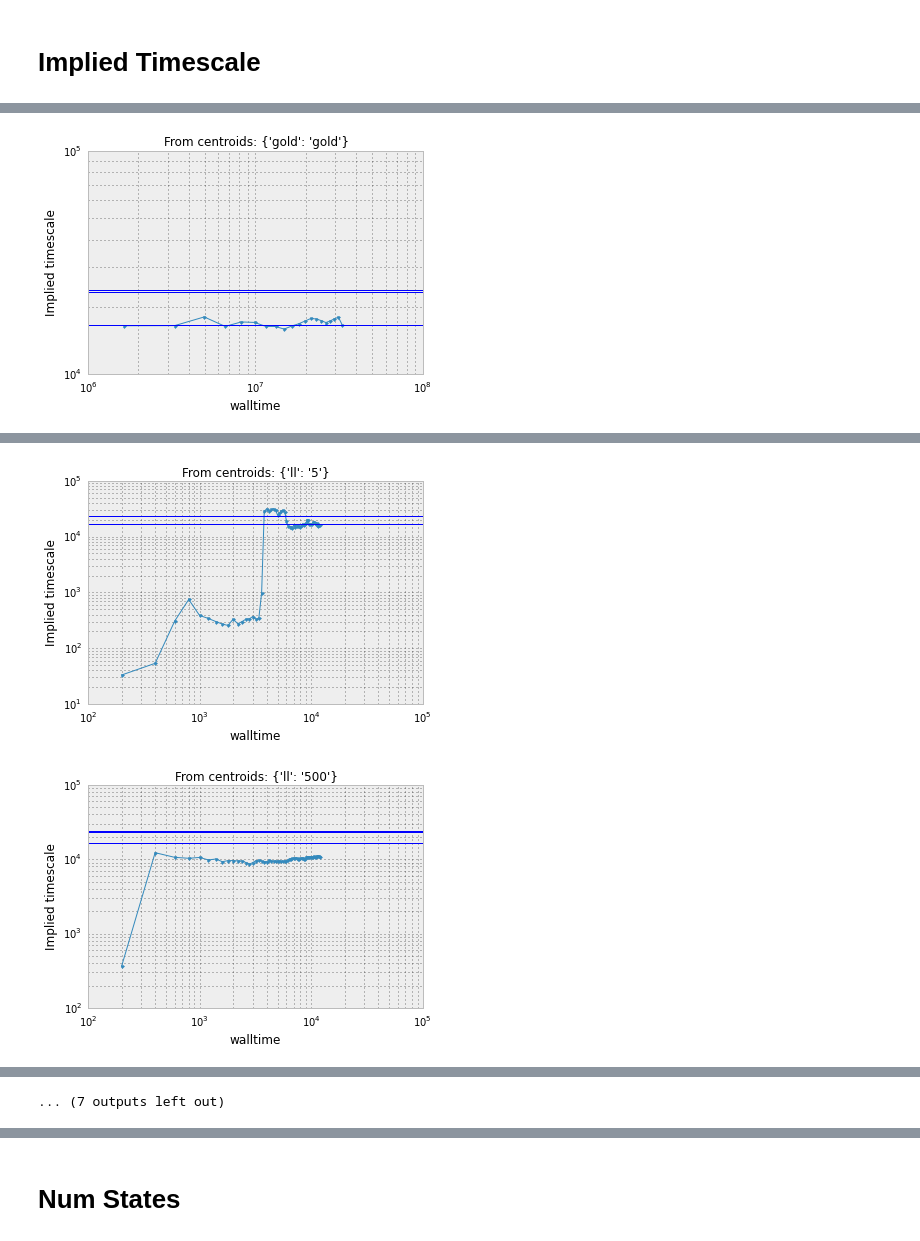
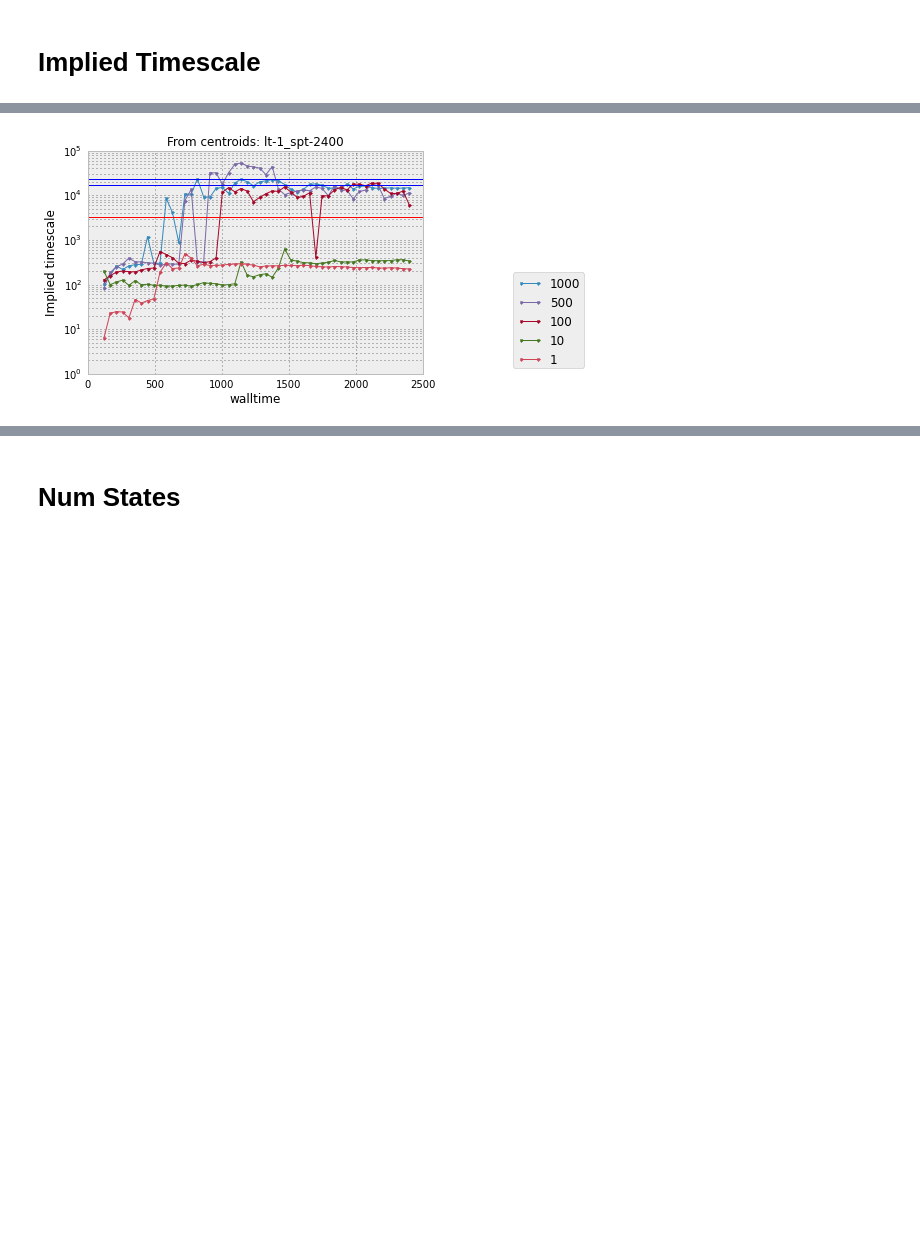
Before and after one commit to mpharrigan/quant-accel, a Jupyter notebook: tmat-accel/mullerkl.ipynb, the cells around one changed output, grey strips where cells are left out. Drawn from its saved outputs; the diff is of its cells as text; code cells hidden in the pictures; blank space fills up the shorter version.

```diff
--- a/tmat-accel/mullerkl.ipynb
+++ b/tmat-accel/mullerkl.ipynb
@@ -20,7 +20,7 @@ cd ~/projects/quant-accel/
 /home/harrigan/projects/quant-accel
 # %%
 # projection style
-dirpath = 'muller3/'
+dirpath = 'muller3/movie'
 def load(which):
     results = list()
     for fn in os.listdir(dirpath):
@@ -39,7 +39,7 @@ for dirpath, dirnames, filenames in os.walk(walkydir):
                 results.append(pickle.load(f))
 # %%
 results = load('projection-pop')
-results = sorted(results, key=lambda x: (x.params.items()[0]))
+results = sorted(results, key=lambda x: (x.params['lt'], x.params['spt'], -int(x.params['tpr'])))
 for r in results: print r.params
 print "Number of them: ", len(results)
 # %% [output]
@@ -50,7 +66,7 @@ for r in results:
     pp.plot(r.errors[:,0], r.errors[:,1], '.-')
     pp.xlabel('walltime'); pp.ylabel('population TVD')
     pp.title(str(r.params))
-    pp.xscale('log')
+
     ymin, ymax = pp.ylim()
     pp.ylim((min(0,ymin), max(1,ymax)))
     pp.show()
@@ -232,7 +248,7 @@ NameError: name 'cpresults' is not defined
 # Implied Timescale
 # %%
 ciresults = load('centroid-it')
-ciresults = sorted(ciresults, key=lambda x: (x.params.items()[0]))
+ciresults = sorted(ciresults, key=lambda x: (x.params['lt'], x.params['spt'], -int(x.params['tpr'])))
 for r in ciresults: print r.params
 print "Number of them: ", len(ciresults)
 # %% [output]
@@ -259,13 +272,18 @@ Number of them:  19
 # %%
 # Gold used k = 137 or k = 483
 for r in ciresults:
     r.errors = r.errors[np.lexsort((r.errors[:,1], r.errors[:,0]))]
-    pp.plot(r.errors[:,0], r.errors[:,1],'.-')
-    pp.xlabel('walltime'); pp.ylabel('Implied timescale')
-    pp.title("From centroids: %s" %str(r.params))
-    pp.axhline(23668); pp.axhline(23188); pp.axhline(16605)
-    pp.yscale('log')
-    pp.xscale('log')
-    pp.show()
+
+    figname = "lt-%s_spt-%s" % (r.params['lt'], r.params['spt'])
+    ax = pp.figure(figname).gca()
+    ax.plot(r.errors[:,0], r.errors[:,1],'.-', label=r.params['tpr'])
+
+    ax.set_title("From centroids: %s" % figname)
+    ax.set_xlabel('walltime'); ax.set_ylabel('Implied timescale')
+    ax.axhline(23668); ax.axhline(23188); ax.axhline(16605); ax.axhline(16605/5.0, c='r')
+    ax.set_yscale('log')
+    ax.legend(loc='lower right', bbox_to_anchor=((1.5,0.0)))
+
+    #pp.xscale('log')
 # %% [output]
-[figure, old version]
+[figure, new version]
@@ -276,2 +293,0 @@ for r in ciresults:
-[figure, removed]
-[figure, removed]
@@ -283 +293,0 @@ for r in ciresults:
-... (7 outputs left out)
```
Also changed, not shown: parts of 9 cells of this notebook, 1 other file.
